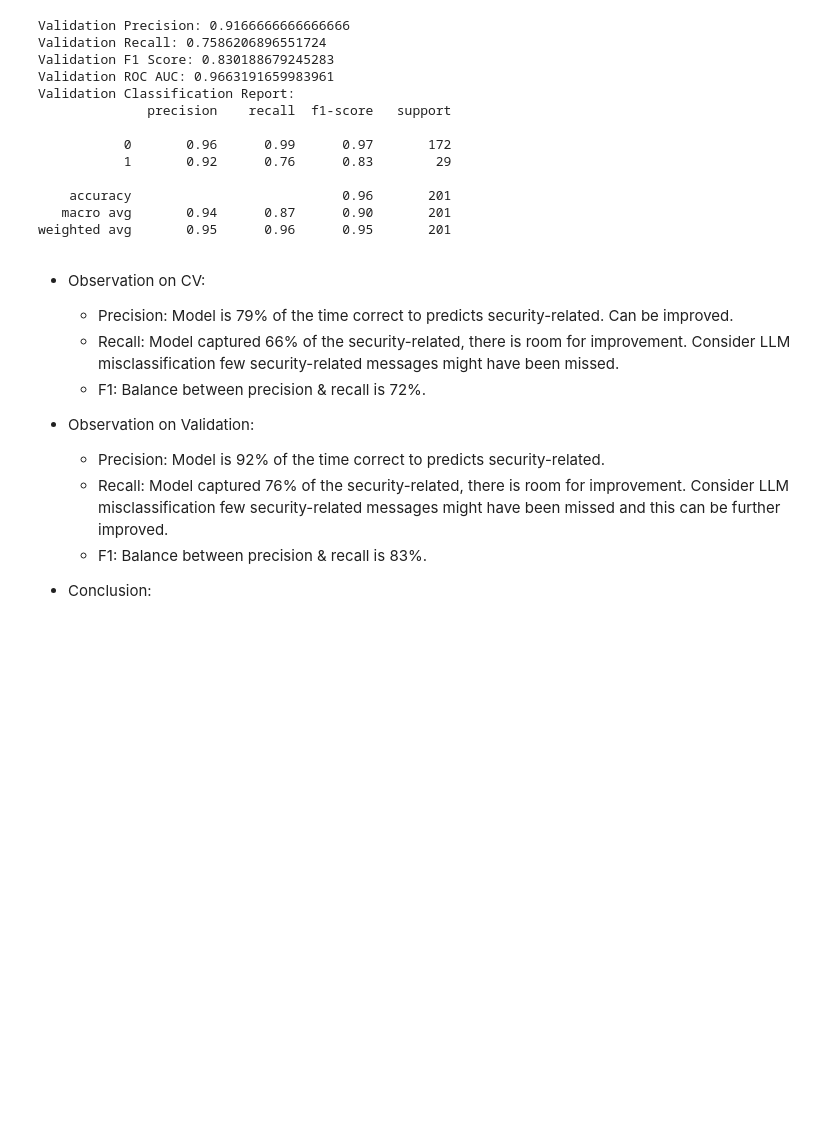
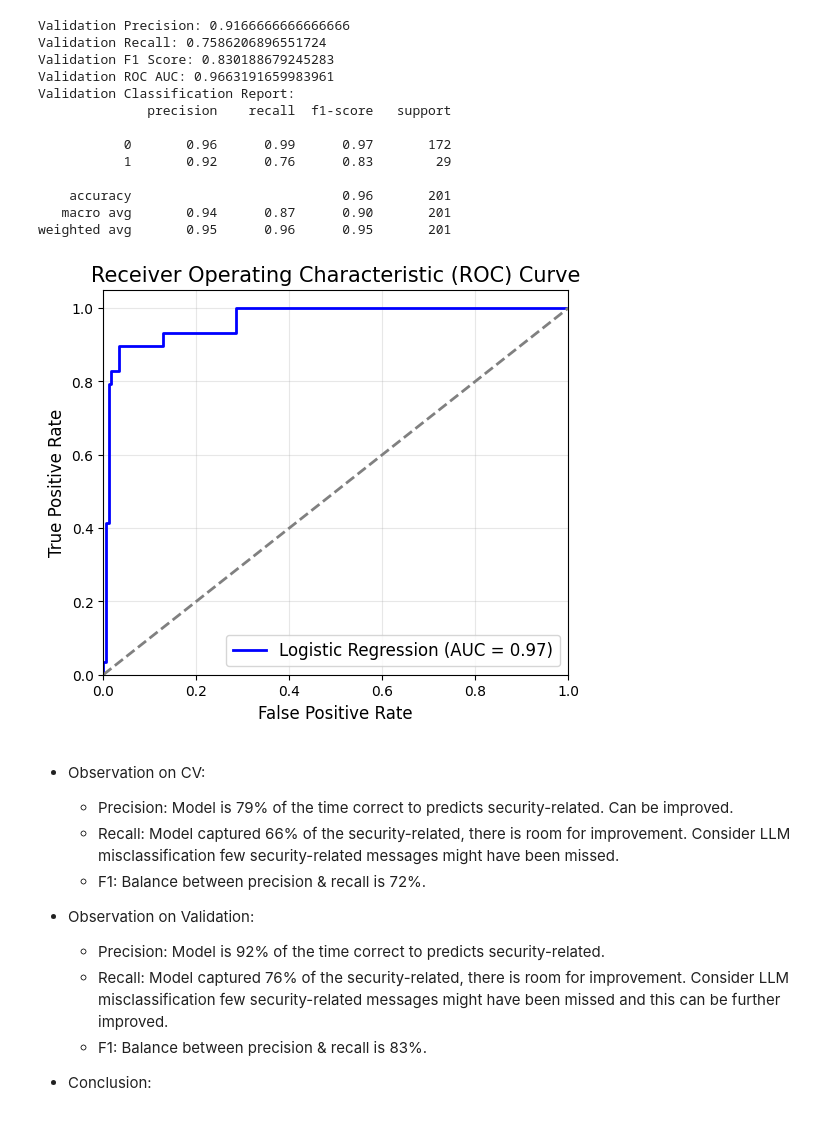
Before and after one commit to rameshs-data/GenAI_Text_Classification_Evaluation, a Jupyter notebook: train_models.ipynb, the cells around one changed output. Saved outputs shown, nothing was run; the diff lists cells and outputs as text; code cells hidden in the pictures; blank space fills up the shorter version.

Commit message:
Updating train with ROC AUC plots

```diff
--- a/train_models.ipynb
+++ b/train_models.ipynb
@@ -360,7 +448,11 @@ lr_model.fit(X_train_embs, y_train)
 LogisticRegression(random_state=42)
 # %%
 # Predict on validation set
-y_val_pred = lr_model.predict(X_val_embs)
-y_val_proba = lr_model.predict_proba(X_val_embs)[:, 1]
+# y_val_pred = lr_model.predict(X_val_embs)
+# y_val_proba = lr_model.predict_proba(X_val_embs)[:, 1]
+
+# Predict on validation set
+y_val_pred_lr = lr_model.predict(X_val_embs)
+y_val_proba_lr = lr_model.predict_proba(X_val_embs)[:, 1]
 # %%
 # Evaluate final model on validation set
@@ -388,6 +480,24 @@ Validation Classification Report:
     accuracy                           0.96       201
    macro avg       0.94      0.87      0.90       201
 weighted avg       0.95      0.96      0.95       201
+# %%
+# Plot ROC AUC curve
+fpr_lr, tpr_lr, _ = roc_curve(y_val, y_val_proba_lr)
+roc_auc_lr = auc(fpr_lr, tpr_lr)
+
+plt.figure(figsize=(6, 5))
+plt.plot(fpr_lr, tpr_lr, color='blue', lw=2, label=f'Logistic Regression (AUC = {roc_auc_lr:.2f})')
+plt.plot([0, 1], [0, 1], color='grey', lw=2, linestyle='--')
+plt.xlim([0.0, 1.0])
+plt.ylim([0.0, 1.05])
+plt.xlabel('False Positive Rate', fontsize=12)
+plt.ylabel('True Positive Rate', fontsize=12)
+plt.title('Receiver Operating Characteristic (ROC) Curve', fontsize=15)
+plt.legend(loc="lower right", fontsize=12)
+plt.grid(alpha=0.3)
+plt.show()
+# %% [output]
+[figure, added]
 # %% [markdown]
 * Observation on CV:
   * Precision: Model is 79% of the time correct to predicts security-related. Can be improved.
```
Also changed, not shown: parts of 21 cells of this notebook.
